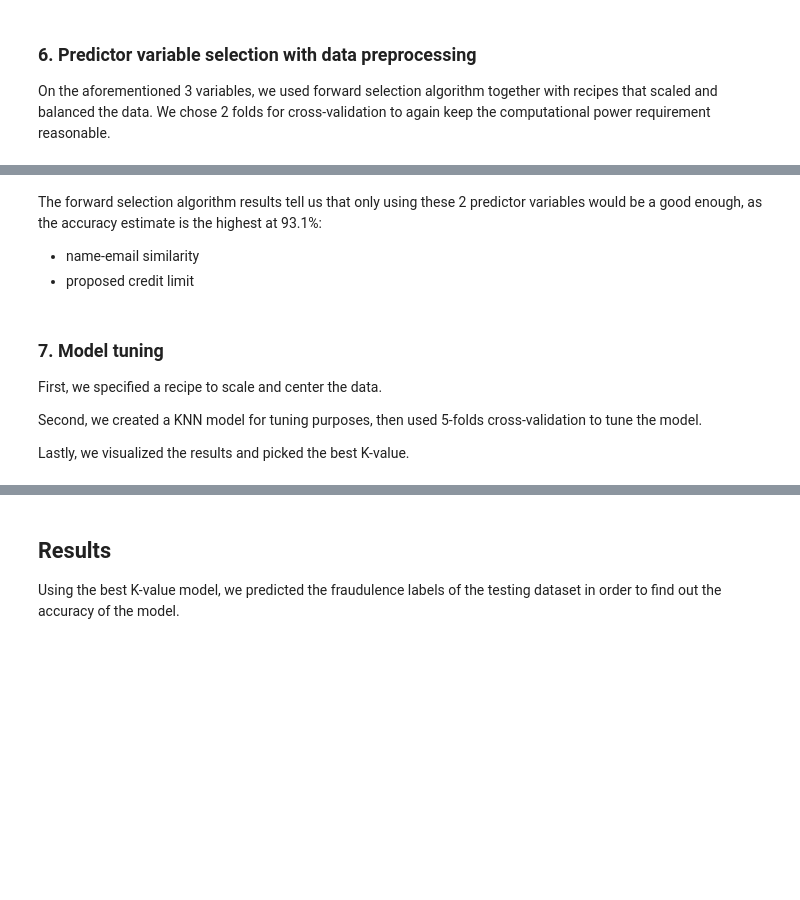
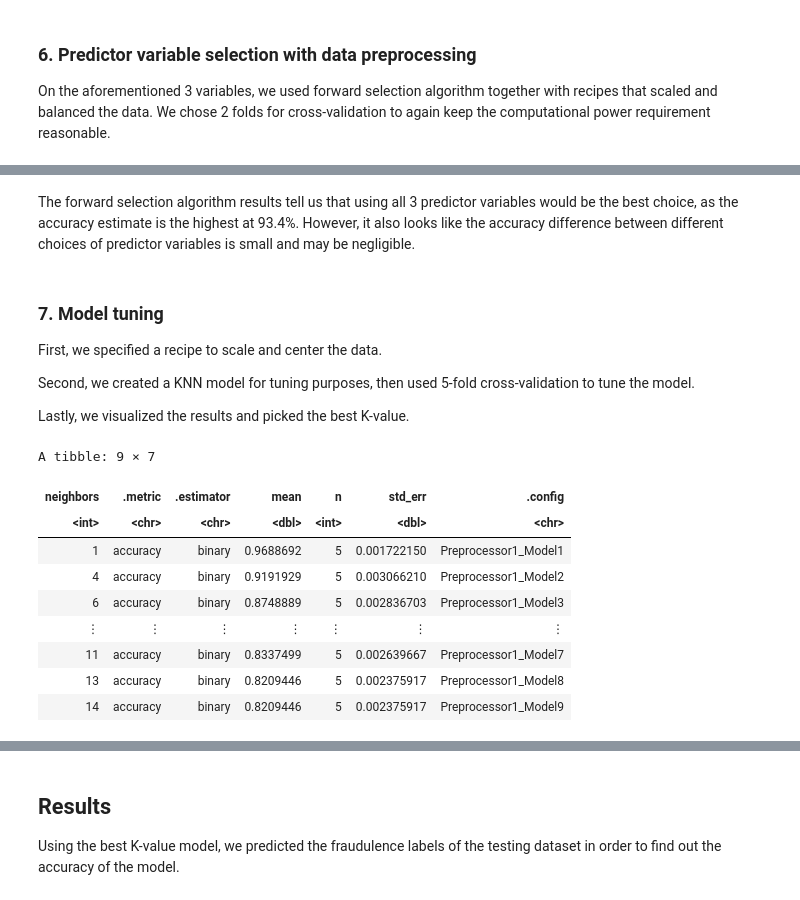
Before and after one commit to aqil18/DSCI100-Term-Project-2022W2, a Jupyter notebook: group_project_proposal.ipynb, the cells around one changed output, grey strips where cells are left out. Cells and saved outputs as stored; diff of their text form; code cells hidden in the pictures; blank space fills up the shorter version.

```diff
--- a/group_project_proposal.ipynb
+++ b/group_project_proposal.ipynb
@@ -518,36 +604,45 @@ accuracies_arranged
 # %% [markdown]
-The forward selection algorithm results tell us that only using these 2 predictor variables would be a good enough, as the accuracy estimate is the highest at 93.1%:
-- name-email similarity
-- proposed credit limit
+The forward selection algorithm results tell us that using all 3 predictor variables would be the best choice, as the accuracy estimate is the highest at 93.4%. However, it also looks like the accuracy difference between different choices of predictor variables is small and may be negligible.
 # %% [markdown]
 ### 7. Model tuning
 
 First, we specified a recipe to scale and center the data.
 
-Second, we created a KNN model for tuning purposes, then used 5-folds cross-validation to tune the model.
+Second, we created a KNN model for tuning purposes, then used 5-fold cross-validation to tune the model.
 
 Lastly, we visualized the results and picked the best K-value.
 # %%
-fraud_recipe <- recipe(fraud_bool ~ name_email_similarity + proposed_credit_limit, data = fraud_subset) |>
+fraud_recipe <- recipe(fraud_bool ~ name_email_similarity + proposed_credit_limit + current_address_months_count, data = fraud_subset) |>
   step_scale(all_predictors()) |>
   step_center(all_predictors())
 
 tune_spec <- nearest_neighbor(weight_func = "rectangular", neighbors = tune()) |>
   set_engine("kknn") |>
   set_mode("classification")
 
 tune_vfold <- vfold_cv(fraud_subset, v = 5, strata = fraud_bool)
 
 knn_results <- workflow() |>
   add_recipe(fraud_recipe) |>
   add_model(tune_spec) |>
   tune_grid(resamples = tune_vfold, grid = 10) |>
   collect_metrics()
 
 accuracies <- knn_results |>
   filter(.metric == "accuracy")
 
 accuracies
+# %% [output]
+A tibble: 9 × 7
+| neighbors | .metric | .estimator | mean | n | std_err | .config |
+| <int> | <chr> | <chr> | <dbl> | <int> | <dbl> | <chr> |
+| 1 | accuracy | binary | 0.9688692 | 5 | 0.001722150 | Preprocessor1_Model1 |
+| 4 | accuracy | binary | 0.9191929 | 5 | 0.003066210 | Preprocessor1_Model2 |
+| 6 | accuracy | binary | 0.8748889 | 5 | 0.002836703 | Preprocessor1_Model3 |
+| ⋮ | ⋮ | ⋮ | ⋮ | ⋮ | ⋮ | ⋮ |
+| 11 | accuracy | binary | 0.8337499 | 5 | 0.002639667 | Preprocessor1_Model7 |
+| 13 | accuracy | binary | 0.8209446 | 5 | 0.002375917 | Preprocessor1_Model8 |
+| 14 | accuracy | binary | 0.8209446 | 5 | 0.002375917 | Preprocessor1_Model9 |
 # %%
 accuracy_vs_k <- ggplot(accuracies, aes(x = neighbors, y = mean)) +
   geom_point() +
```
Also changed, not shown: parts of 33 cells of this notebook.
